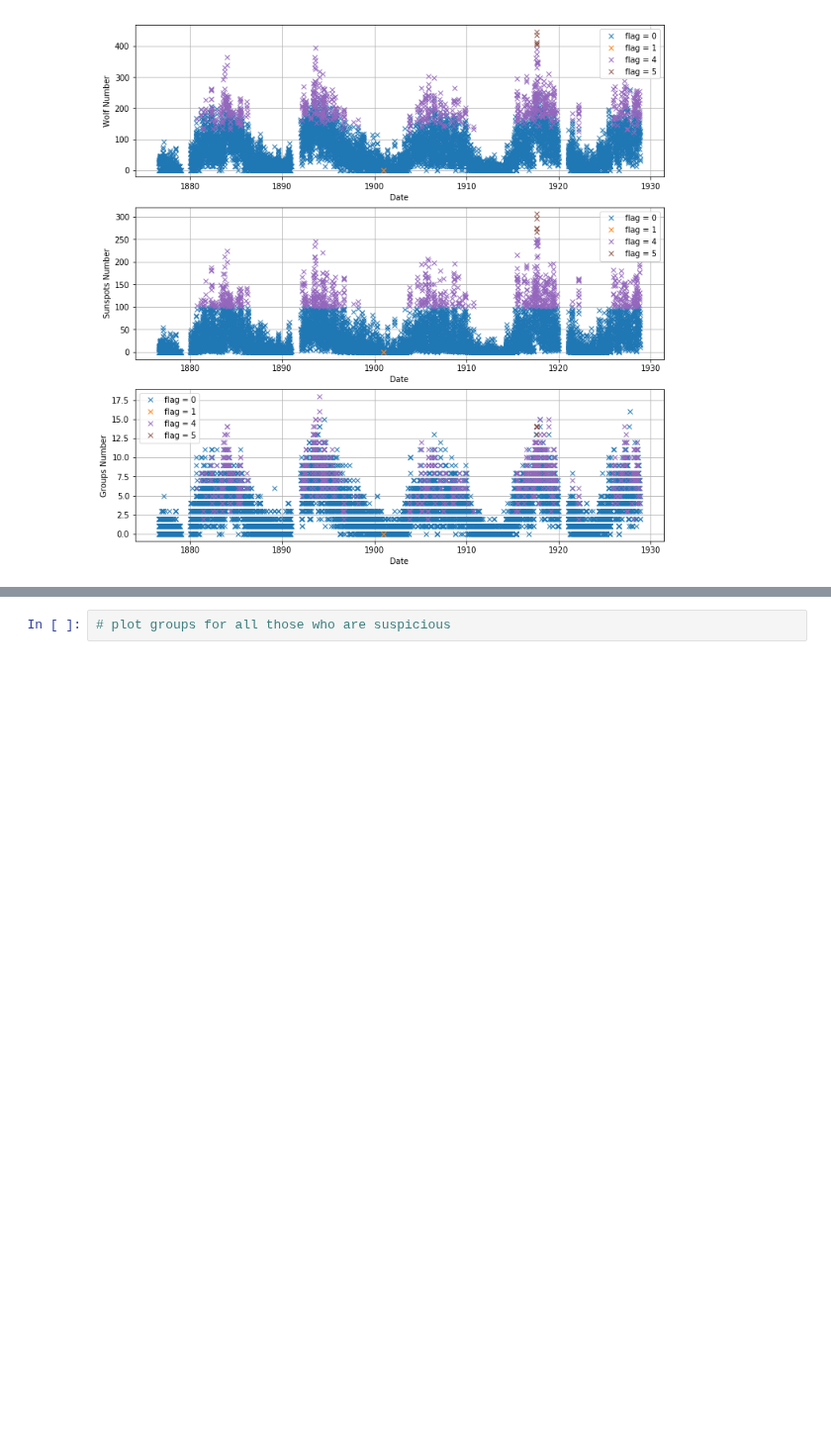
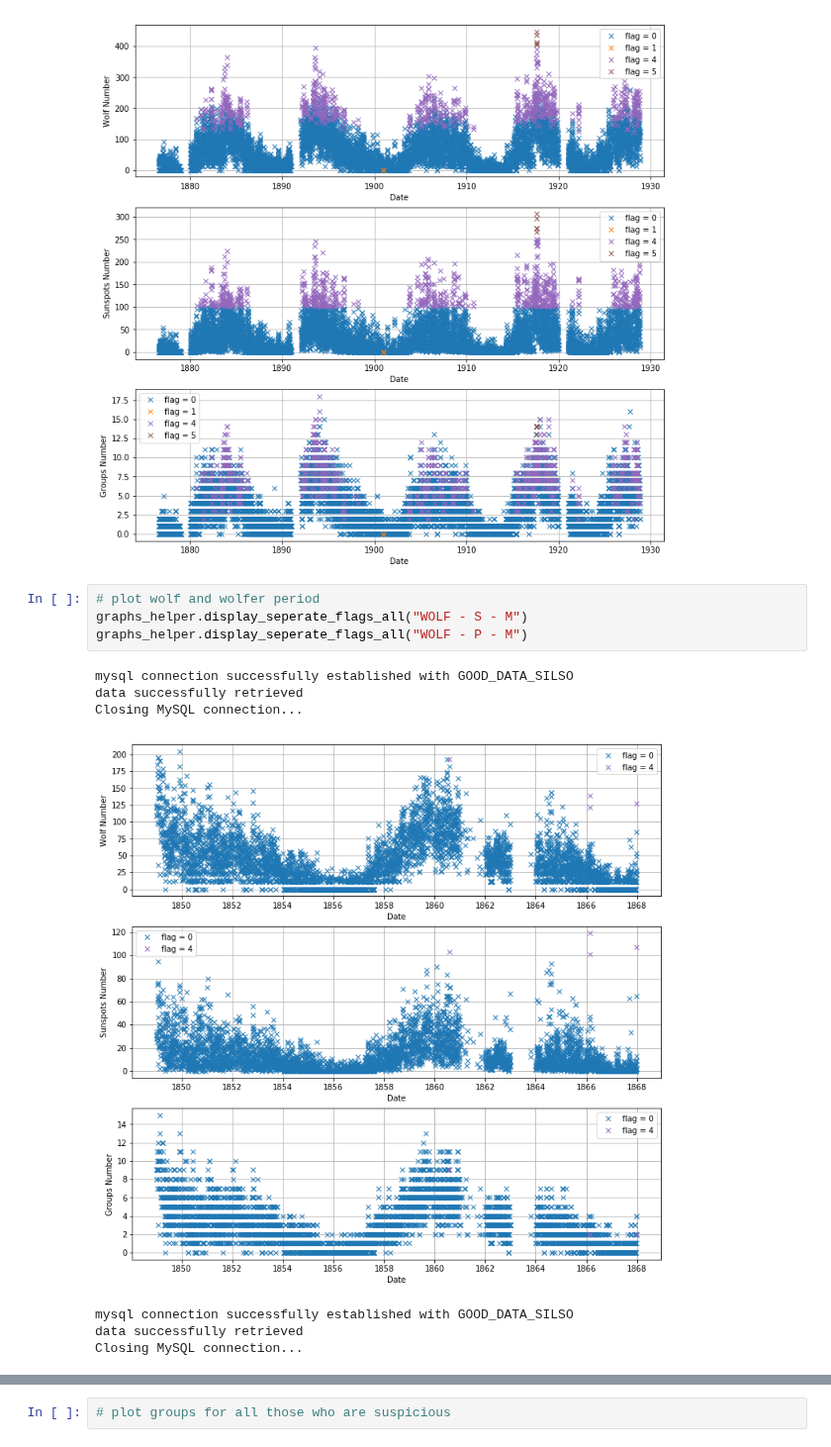
Before and after one commit to dcxSt/DATA_SILSO_HISTO_search, a Jupyter notebook: suspicious sunspots plots.ipynb, the cells around one changed output, grey strips where cells are left out. Shown at 99% size. Drawn from its saved outputs; the diff is of its cells as text; blank space fills up the shorter version.

```diff
--- a/suspicious sunspots plots.ipynb
+++ b/suspicious sunspots plots.ipynb
@@ -95,3 +95,15 @@ mysql connection successfully established with GOOD_DATA_SILSO
 data successfully retrieved
 Closing MySQL connection...
 [figure]
+# %%
+# plot wolf and wolfer period
+graphs_helper.display_seperate_flags_all("WOLF - S - M")
+graphs_helper.display_seperate_flags_all("WOLF - P - M")
+# %% [output]
+mysql connection successfully established with GOOD_DATA_SILSO
+data successfully retrieved
+Closing MySQL connection...
+[figure, added]
+mysql connection successfully established with GOOD_DATA_SILSO
+data successfully retrieved
+Closing MySQL connection...
```
Also changed, not shown: parts of 1 cell of this notebook, 6 other files.
